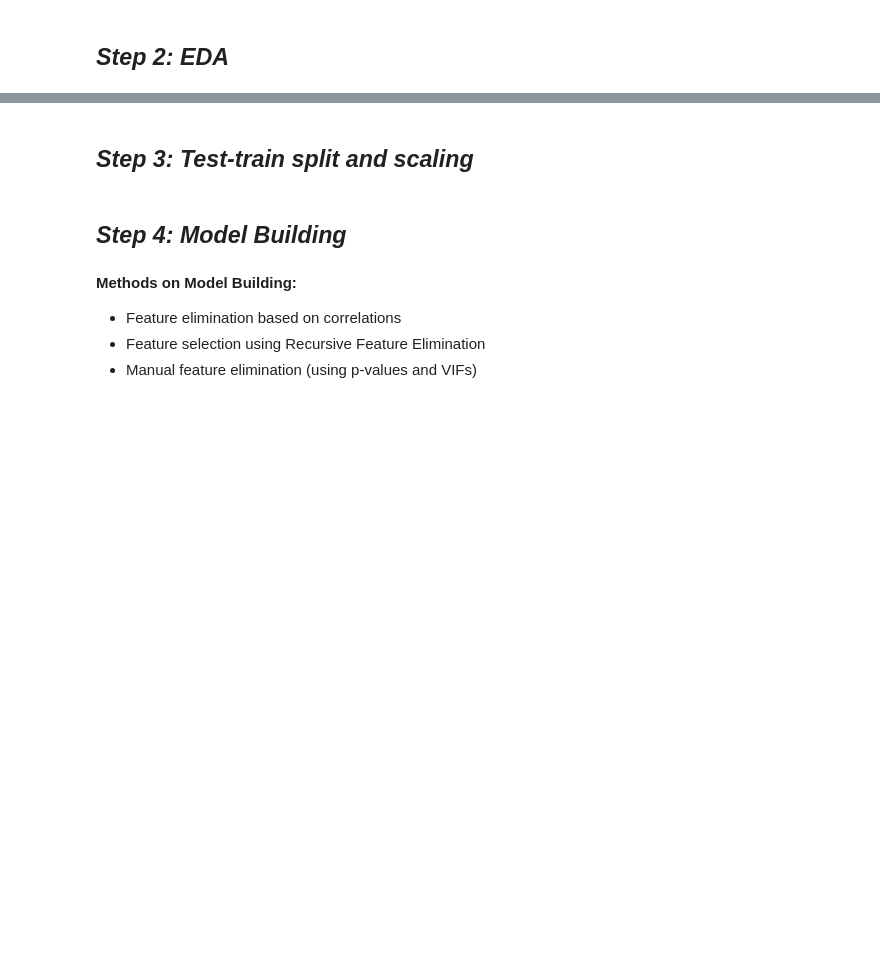
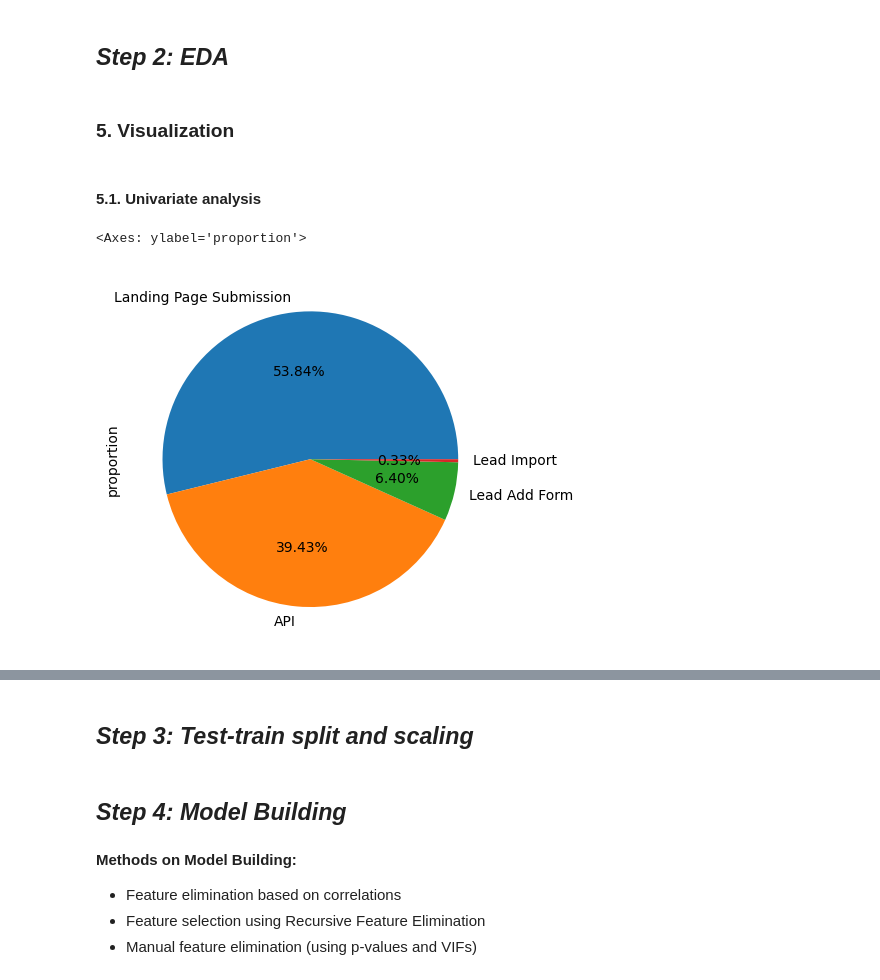
Before and after one commit to lido010209/machine-learning, a Jupyter notebook: Lead Scoring Analysis/1-data_processing.iPynb, the cells around one changed output, grey strips where cells are left out. Cells and saved outputs as stored; diff of their text form; code cells hidden in the pictures; blank space fills up the shorter version.

```diff
--- a/Lead Scoring Analysis/1-data_processing.iPynb
+++ b/Lead Scoring Analysis/1-data_processing.iPynb
@@ -52,0 +507,3 @@ memory usage: 2.6+ MB
+# %%
+for i in category_col:
+    handle_redundancies(i)
@@ -52,0 +528,8 @@ memory usage: 2.6+ MB
+# %%
+bi_cols = []
+for i in leads.columns:
+    if leads[i].unique().size ==2:
+        bi_cols.append(i)
+# "Converted" column already contains binary with 1,0
+bi_cols.remove("Converted")
+bi_cols
@@ -52,0 +546,4 @@ memory usage: 2.6+ MB
+# %%
+for i in bi_cols:
+    leads[i]=np.where(leads[i]=="Yes", 1, 0)
+    leads[i].value_counts(normalize=True)
@@ -52,0 +587,11 @@ memory usage: 2.6+ MB
+# %%
+# Two columns "Asymmetrique Activity Index", "Asymmetrique Profile Index" contains three categories
+# => Numbering these values
+index_mapping = {
+    '01.High': 1,
+    '02.Medium': 2,
+    '03.Low': 3
+}
+
+leads['Asymmetrique Activity Index'] = leads['Asymmetrique Activity Index'].map(index_mapping)
+leads['Asymmetrique Profile Index'] = leads['Asymmetrique Profile Index'].map(index_mapping)
@@ -53,2 +612,12 @@ memory usage: 2.6+ MB
 # %% [markdown]
 ## *Step 2: EDA*
+# %% [markdown]
+### 5. Visualization
+# %% [markdown]
+#### 5.1. Univariate analysis
+# %%
+leads["Lead Origin"].value_counts(normalize=True).plot.pie(autopct='%1.2f%%')
+plt.show()
+# %% [output]
+<Axes: ylabel='proportion'>
+[figure, added]
```
Also changed, not shown: parts of 75 cells of this notebook, 12 other files.
